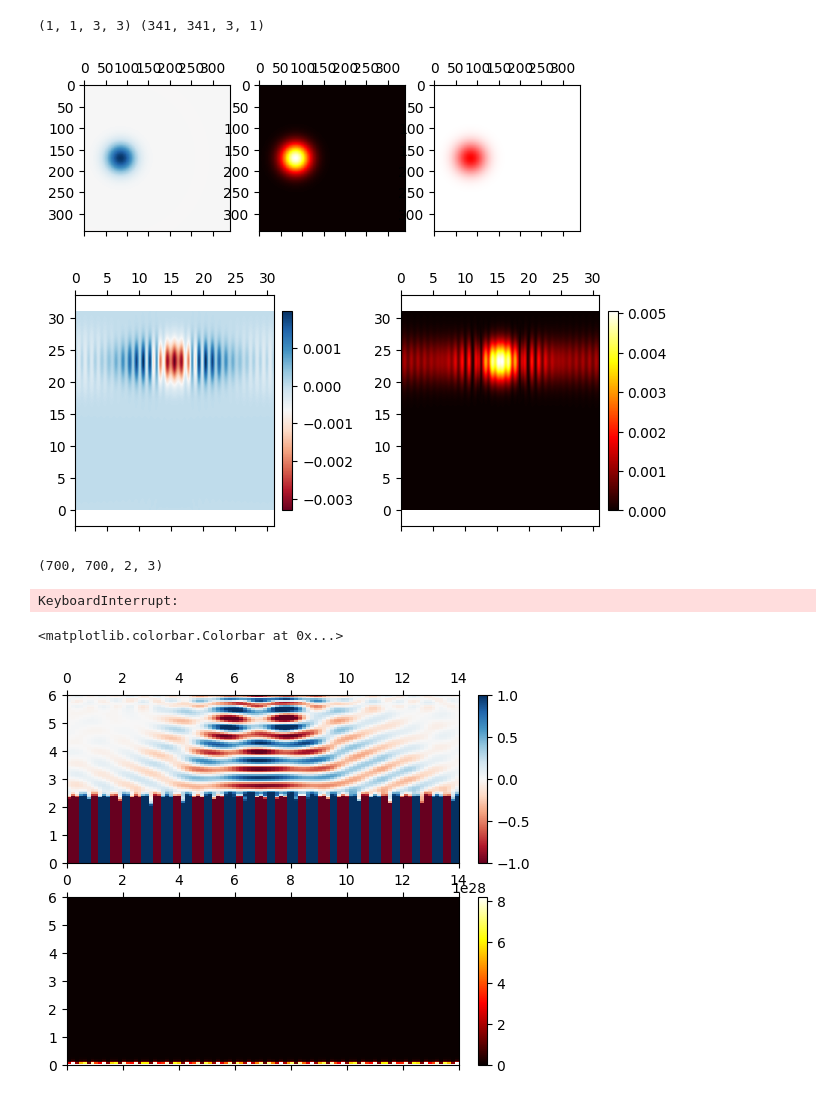
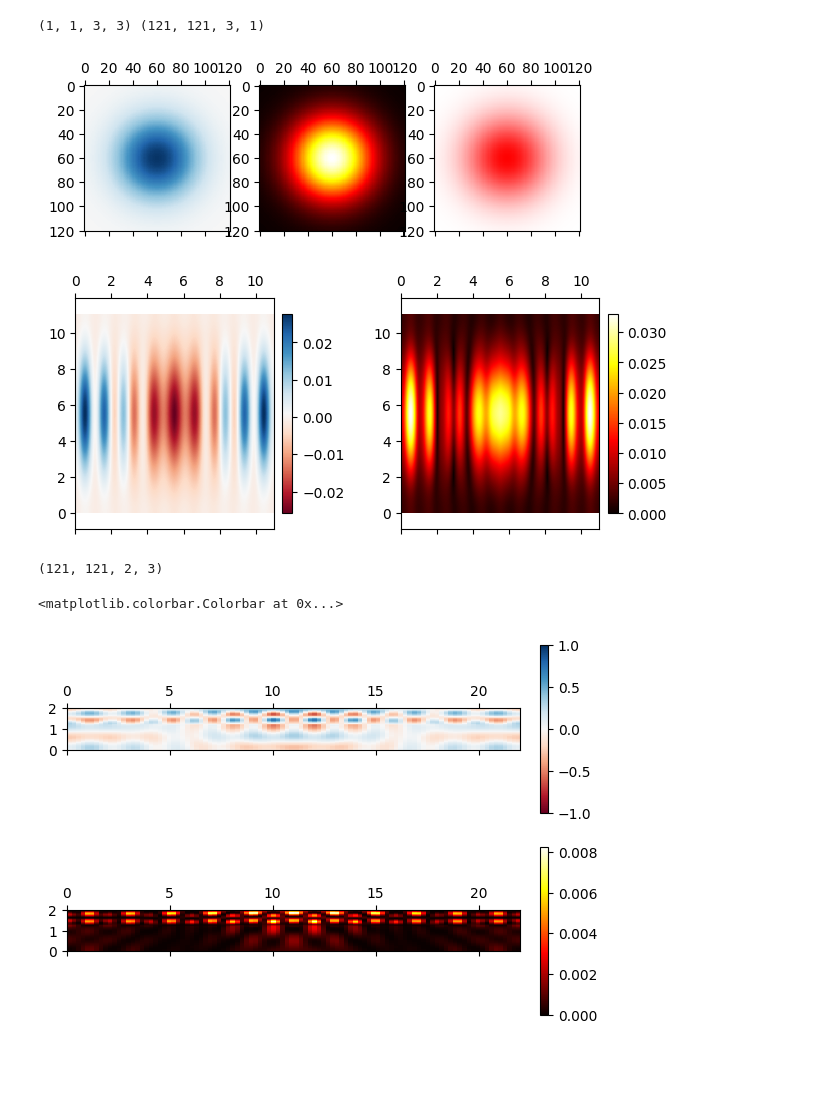
Before and after one commit to Kaeryv/Khepri, a Jupyter notebook: notebooks/BrillouinZoneIntegration.ipynb, the cells around one changed output. Saved outputs shown, nothing was run; the diff lists cells and outputs as text; code cells hidden in the pictures; blank space fills up the shorter version.

```diff
--- a/notebooks/BrillouinZoneIntegration.ipynb
+++ b/notebooks/BrillouinZoneIntegration.ipynb
@@ -2,10 +2,10 @@
 import sys
 sys.path.append("..")
 import numpy as np
-bzi = 31
+bzi = 11
 pwx = 3
 pw = (pwx, 1)
-twist_angle = np.deg2rad(0)
+twist_angle = np.deg2rad(30)
 wl = 1.01
 cell_size = 1
 theta = 0
@@ -47,7 +49,7 @@ X = a1[0] * Xh + a2[0] * Yh
 Y = a1[1] * Xh + a2[1] * Yh
 
 Z = np.zeros_like(X)
-source_real = shifted_rotated_fields(_paraxial_gaussian_field_fn, X, Y, Z, wl, np.max(x)/2, np.max(y)/4, -2, theta, 0, 0, beam_waist=3.1)[..., 0]
+source_real = shifted_rotated_fields(_paraxial_gaussian_field_fn, X, Y, Z, wl, np.max(x)/2, np.max(y)/2, -2, theta, 0, 0, beam_waist=3.1)[..., 0]
 fig, (ax1,ax2,ax3) = plt.subplots(1,3)
 ax1.matshow(source_real[0, 0, ...].real, cmap="RdBu", vmin=-1, vmax=1)
 ax2.matshow(np.abs(source_real[0, 0, ...]), cmap="hot", vmin=0, vmax=1)
@@ -55,8 +57,8 @@ ax3.matshow(np.imag(source_real[0, 0, ...]), cmap="hsv", vmin=0, vmax=1, alpha=n
 source_real = np.swapaxes(source_real, 0, 2)
 source_real = np.swapaxes(source_real, 1, 3)
 # %% [output]
-(1, 1, 3, 3) (341, 341, 3, 1)
+(1, 1, 3, 3) (121, 121, 3, 1)
-[figure, old version]
+[figure, new version]
 # %%
 from khepri import Expansion, Crystal, Layer, Drawing
 def get_crystal(kp):
@@ -112,7 +114,7 @@ plt.colorbar(im1,fraction=0.046, pad=0.04)
 plt.colorbar(im2,fraction=0.046, pad=0.04)
 plt.subplots_adjust(wspace=0.5)
 # %% [output]
-[figure, old version]
+[figure, new version]
 # %%
 from tqdm import tqdm
 from khepri.beams import amplitudes_from_fields
@@ -124,7 +126,7 @@ a = 1
 x = np.linspace(0, cell_size*bzi, 100)
 y = np.linspace(0, cell_size*bzi, 100)
 x, y = np.meshgrid(x, y, indexing="ij")
-z = np.linspace(0.001, 6, 100)
+z = np.linspace(0.001, 2, 100)
 Esum = np.zeros((len(z), 3, len(x), len(y)), dtype=np.complex128)
 for kp in tqdm(kbz):
      cl = get_crystal(kp)
@@ -133,16 +135,15 @@ for kp in tqdm(kbz):
      Esum += E
 Esum /= len(kbz)
 # %% [output]
-(700, 700, 2, 3)
+(121, 121, 2, 3)
-KeyboardInterrupt:
 # %%
 slice = 18
 fig, (ax1, ax2) = plt.subplots(2,1)
 extent = [0, 2*cell_size*bzi, 0, np.max(z)]
-im1 = ax1.matshow(np.real(Esum[:, 0, :, slice]), cmap="RdBu", extent=extent, vmin=-1, vmax=1)
+im1 = ax1.matshow(np.real(10*Esum[:, 0, :, slice]), cmap="RdBu", extent=extent, vmin=-1, vmax=1)
 im2 = ax2.matshow(np.abs (Esum[:, 0, :, slice])**2, cmap="hot", vmin=0, extent=extent)
 plt.colorbar(im1,fraction=0.046, pad=0.04)
 plt.colorbar(im2,fraction=0.046, pad=0.04)
 # %% [output]
 <matplotlib.colorbar.Colorbar at 0x...>
-[figure, old version]
+[figure, new version]
```
Also changed, not shown: parts of 1 cell of this notebook.
